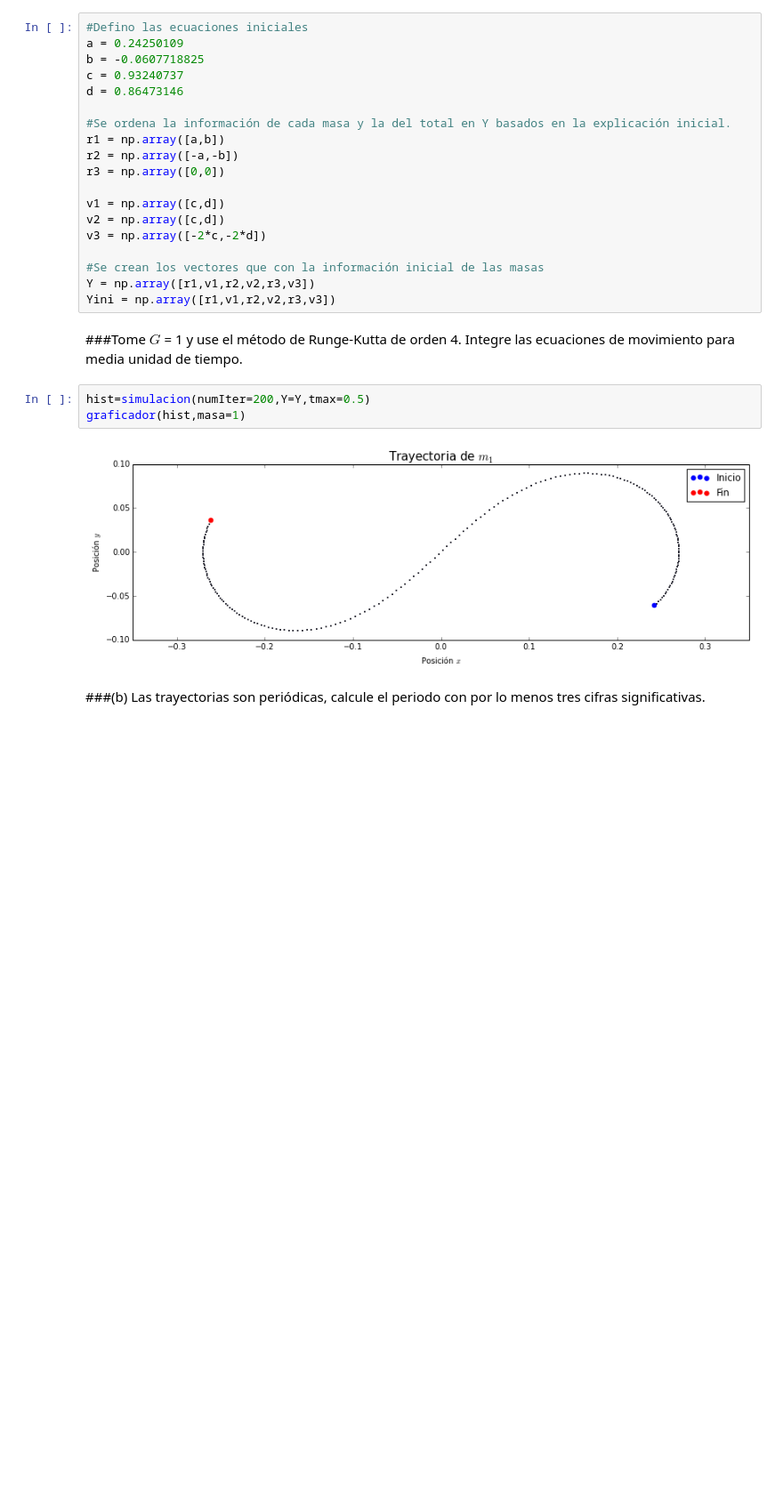
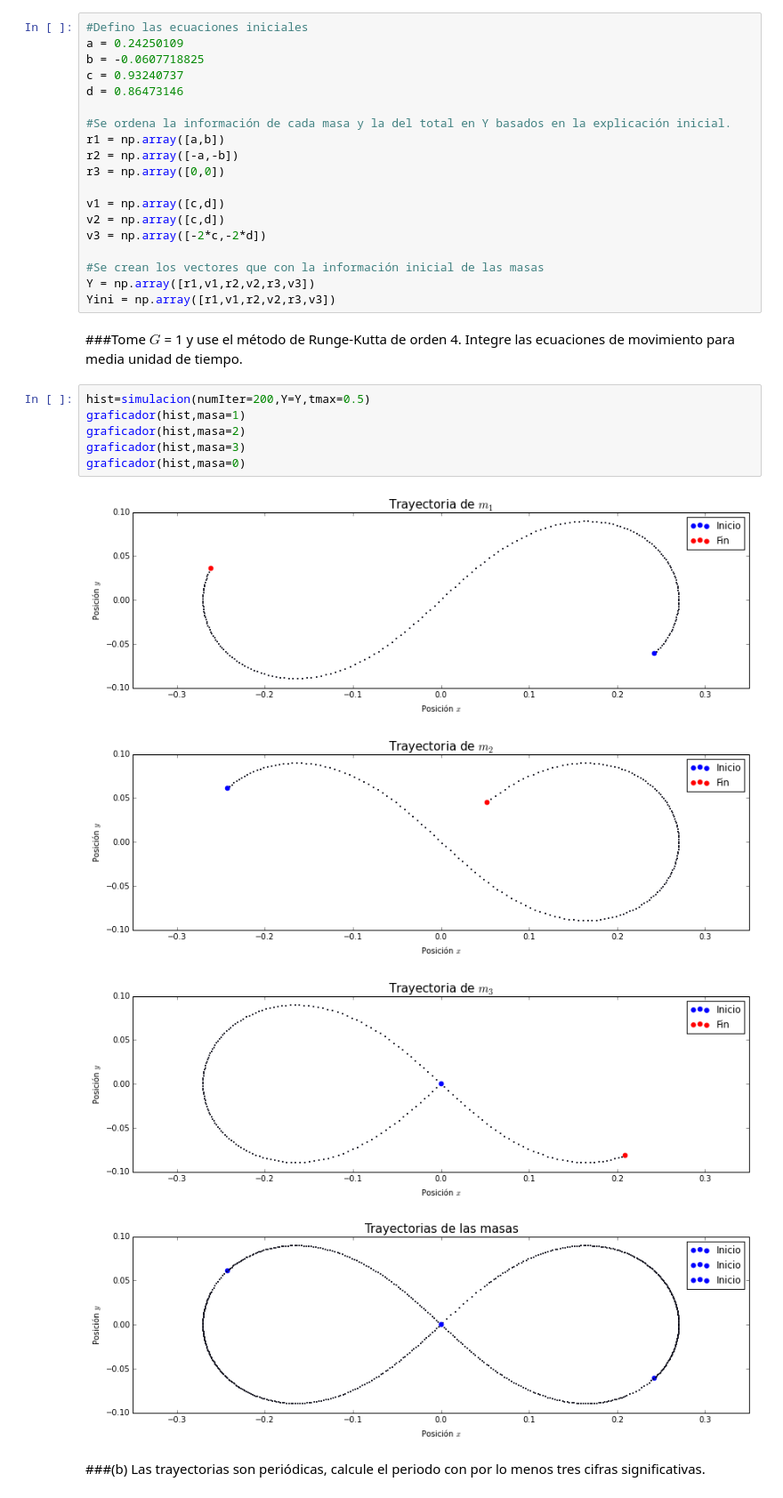
Before and after one commit to ArturoVelasquez/MC-1, a Jupyter notebook: Tareas/HW5/HW5.ipynb, the cells around one changed output. Shown: that part at 89% size. Cells and saved outputs as stored; diff of their text form; blank space fills up the shorter version.

```diff
--- a/Tareas/HW5/HW5.ipynb
+++ b/Tareas/HW5/HW5.ipynb
@@ -161,8 +161,14 @@ Yini = np.array([r1,v1,r2,v2,r3,v3])
 # %%
 hist=simulacion(numIter=200,Y=Y,tmax=0.5)
 graficador(hist,masa=1)
+graficador(hist,masa=2)
+graficador(hist,masa=3)
+graficador(hist,masa=0)
 # %% [output]
 [figure]
+[figure, added]
+[figure, added]
+[figure, added]
 # %% [markdown]
 ###(b) Las trayectorias son periódicas, calcule el periodo con por lo menos tres cifras significativas.
 # %%
```
Also changed, not shown: parts of 20 cells of this notebook, 1 other file.
